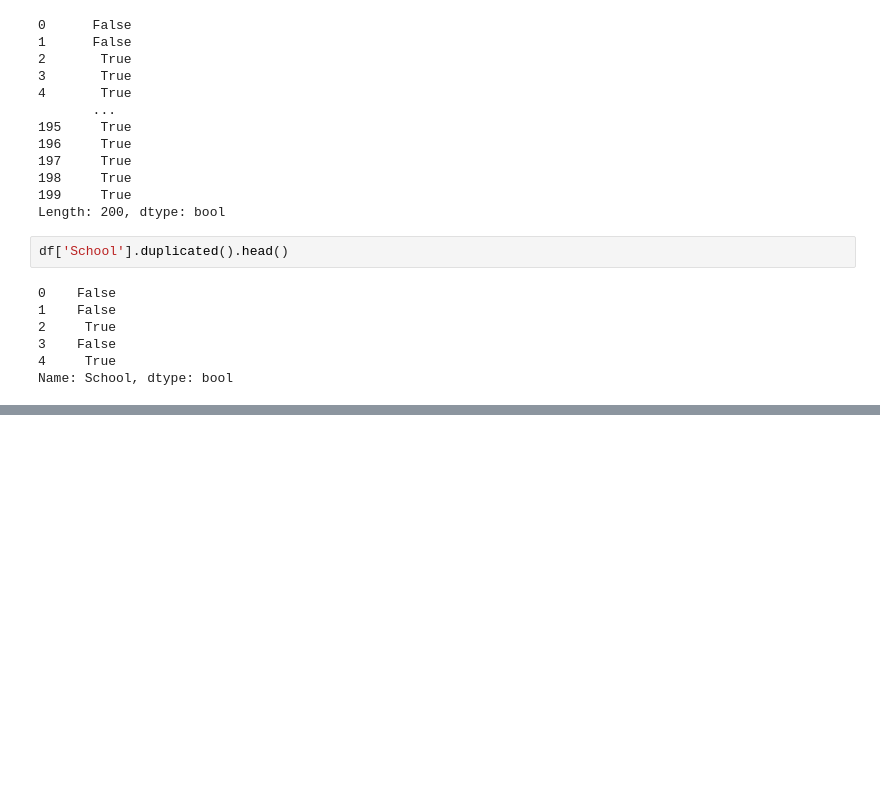
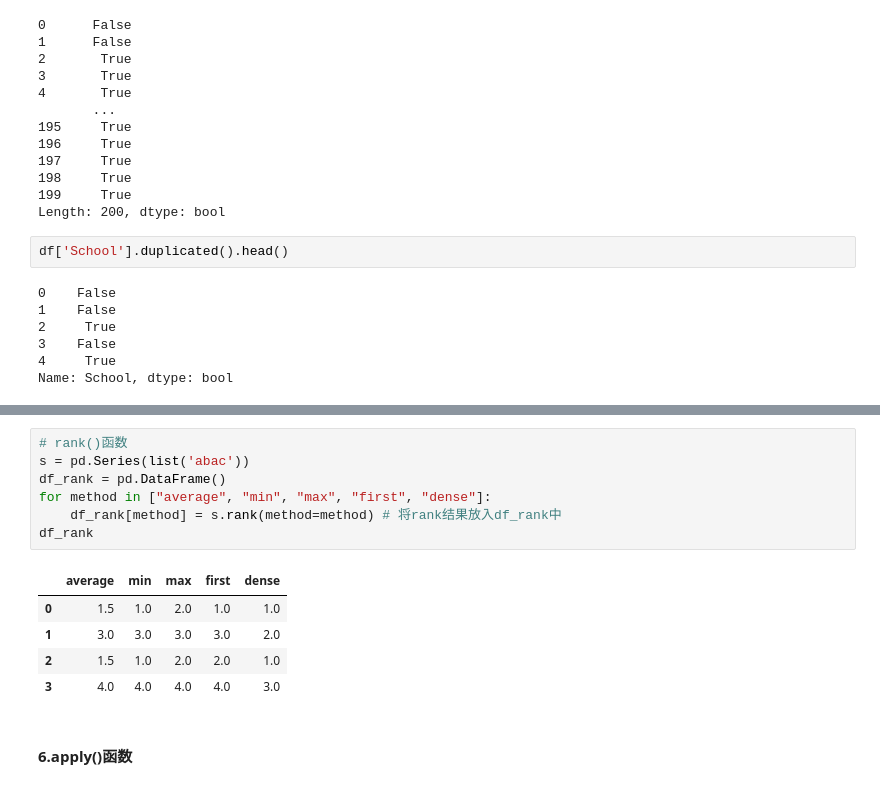
Before and after one commit to jefferyhe2025/python_learning, a Jupyter notebook: pandas/pandas_base.ipynb, the cells around one changed output, grey strips where cells are left out. Cells and saved outputs as stored; diff of their text form; blank space fills up the shorter version.

```diff
--- a/pandas/pandas_base.ipynb
+++ b/pandas/pandas_base.ipynb
@@ -492,0 +655,15 @@ Name: School, dtype: bool
+# %%
+# rank()函数
+s = pd.Series(list('abac'))
+df_rank = pd.DataFrame()
+for method in ["average", "min", "max", "first", "dense"]:
+    df_rank[method] = s.rank(method=method) # 将rank结果放入df_rank中
+df_rank
+# %% [output]
+|  | average | min | max | first | dense |
+| 0 | 1.5 | 1.0 | 2.0 | 1.0 | 1.0 |
+| 1 | 3.0 | 3.0 | 3.0 | 3.0 | 2.0 |
+| 2 | 1.5 | 1.0 | 2.0 | 2.0 | 1.0 |
+| 3 | 4.0 | 4.0 | 4.0 | 4.0 | 3.0 |
+# %% [markdown]
+#### 6.apply()函数
```
Also changed, not shown: parts of 42 cells of this notebook.
